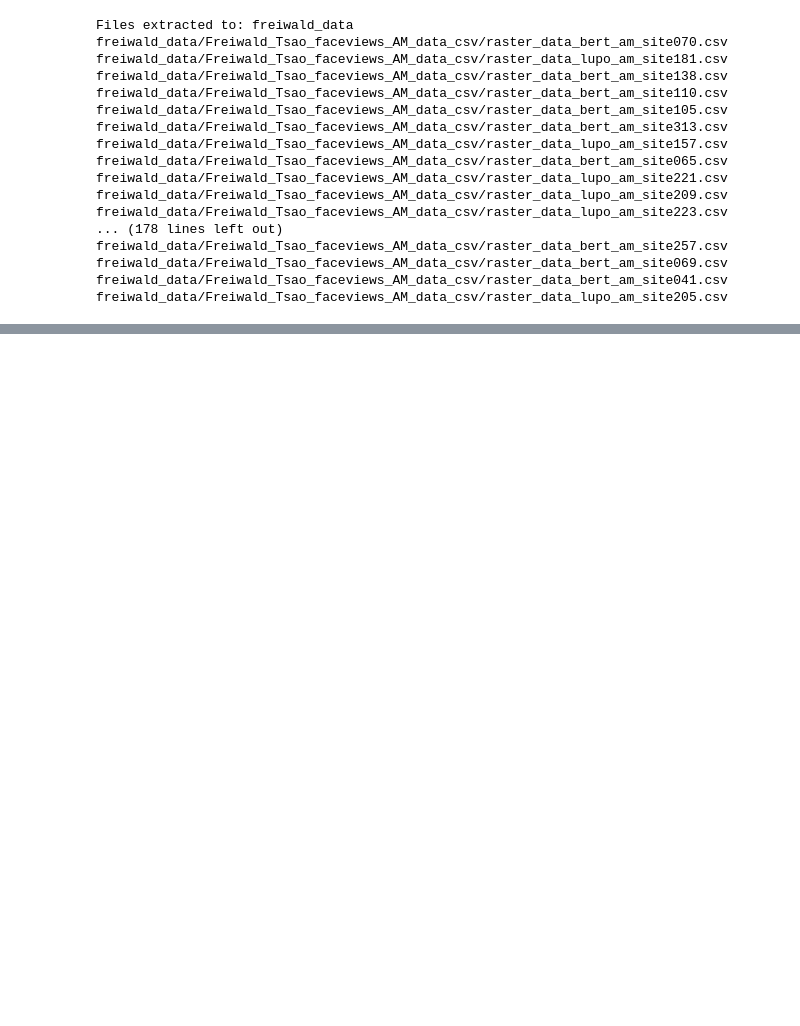
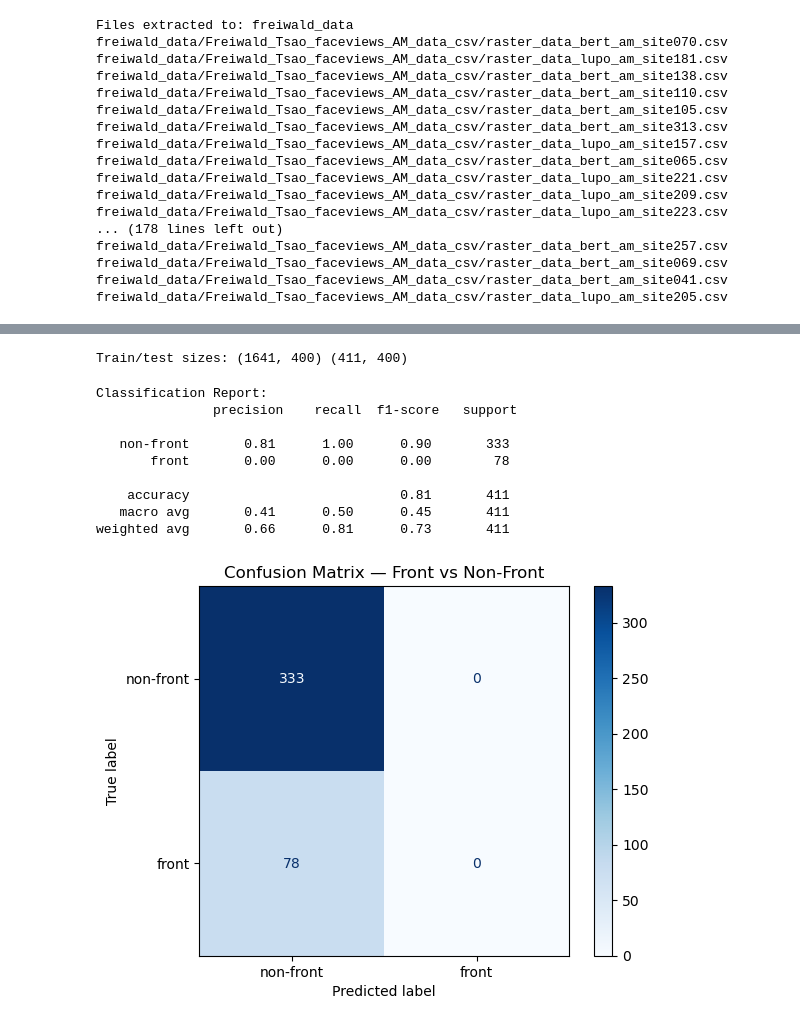
Before and after one commit to wolstone/CMSE381-Project, a Jupyter notebook: classification.ipynb, the cells around one changed output, grey strips where cells are left out. Saved outputs shown, nothing was run; the diff lists cells and outputs as text; code cells hidden in the pictures; blank space fills up the shorter version.

Commit message:
Classification

```diff
--- a/classification.ipynb
+++ b/classification.ipynb
@@ -66,5 +34,0 @@ Shape of feature matrix X: (684, 1200)
-# %%
-n = min_trials // 3
-remainder = min_trials % 3
-y = np.array([0]*n + [1]*n + [2]*(n + remainder))
-print("Shape of labels y:", y.shape)
@@ -107,0 +35,13 @@ Mean cross-validation accuracy: 0.9926792614856161
+# %%
+import os
+base_path = 'freiwald_data/Freiwald_Tsao_faceviews_AM_data_csv'
+
+# 1) List every file in that folder
+print("Files in folder:\n", os.listdir(base_path))
+
+# 2) Pick one of the raster_data_*.csv files—say site013—and show its first few lines,
+#    including the header row, so we can see what columns it actually has:
+import pandas as pd
+df = pd.read_csv(f'{base_path}/raster_data_bert_am_site013.csv', nrows=5)
+print("\nColumns in raster_data_bert_am_site013.csv:\n", df.columns.tolist())
+print("\nFirst 5 rows:\n", df.head())
@@ -107,0 +102,38 @@ Mean cross-validation accuracy: 0.9926792614856161
+# %%
+from sklearn.model_selection import train_test_split
+
+X_feat = X_raw
+
+X_train, X_test, y_train, y_test = train_test_split(X_feat, y_front,test_size=0.2,stratify=y_front,random_state=42
+)
+
+print("Train/test sizes:", X_train.shape, X_test.shape)
+# %% [output]
+Train/test sizes: (1641, 400) (411, 400)
+# %%
+from sklearn.ensemble import RandomForestClassifier
+from sklearn.metrics import classification_report, confusion_matrix, ConfusionMatrixDisplay
+import matplotlib.pyplot as plt
+
+clf = RandomForestClassifier(n_estimators=200, max_depth=15, random_state=42)
+clf.fit(X_train, y_train)
+
+y_pred = clf.predict(X_test)
+print("Classification Report:\n", classification_report(y_test, y_pred, target_names=['non-front','front']))
+
+cm = confusion_matrix(y_test, y_pred)
+disp = ConfusionMatrixDisplay(cm, display_labels=['non-front','front'])
+disp.plot(cmap=plt.cm.Blues)
+plt.title("Confusion Matrix — Front vs Non-Front")
+plt.show()
+# %% [output]
+Classification Report:
+               precision    recall  f1-score   support
+
+   non-front       0.81      1.00      0.90       333
+       front       0.00      0.00      0.00        78
+
+    accuracy                           0.81       411
+   macro avg       0.41      0.50      0.45       411
+weighted avg       0.66      0.81      0.73       411
+[figure, added]
```
Also changed, not shown: parts of 9 cells of this notebook.
